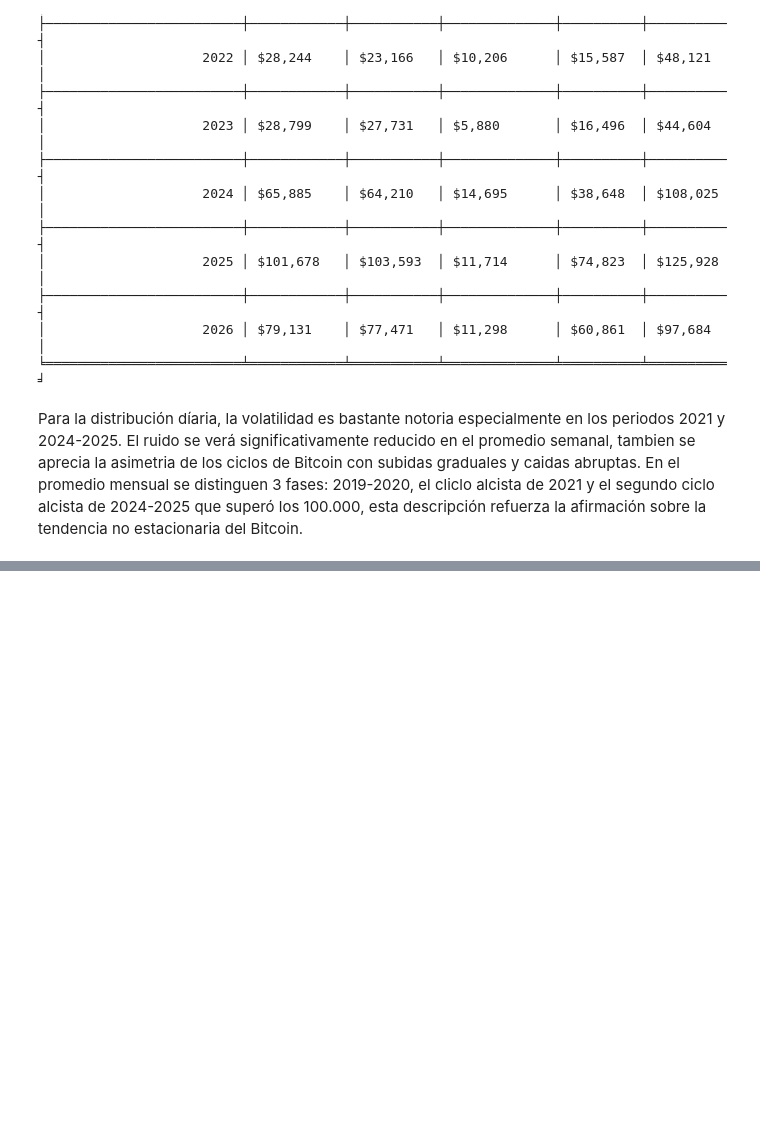
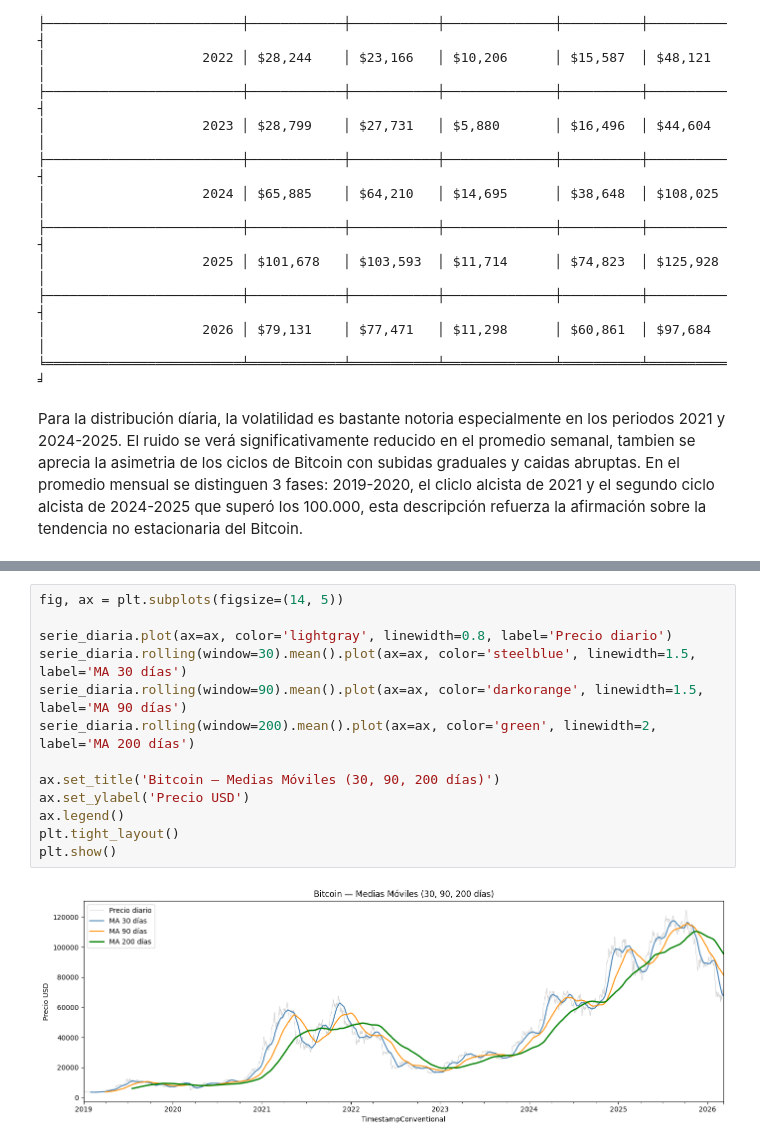
Before and after one commit to T1fff/Proyecto-Investigacion-Bitcoin, a Jupyter notebook: index.ipynb, the cells around one changed output, grey strips where cells are left out. Cells and saved outputs as stored; diff of their text form; blank space fills up the shorter version.

```diff
--- a/index.ipynb
+++ b/index.ipynb
@@ -520,0 +529,15 @@ Para la distribución díaria, la volatilidad es bastante notoria especialmente
+# %%
+fig, ax = plt.subplots(figsize=(14, 5))
+
+serie_diaria.plot(ax=ax, color='lightgray', linewidth=0.8, label='Precio diario')
+serie_diaria.rolling(window=30).mean().plot(ax=ax, color='steelblue', linewidth=1.5, label='MA 30 días')
+serie_diaria.rolling(window=90).mean().plot(ax=ax, color='darkorange', linewidth=1.5, label='MA 90 días')
+serie_diaria.rolling(window=200).mean().plot(ax=ax, color='green', linewidth=2, label='MA 200 días')
+
+ax.set_title('Bitcoin — Medias Móviles (30, 90, 200 días)')
+ax.set_ylabel('Precio USD')
+ax.legend()
+plt.tight_layout()
+plt.show()
+# %% [output]
+[figure, added]
```
Also changed, not shown: parts of 13 cells of this notebook.
